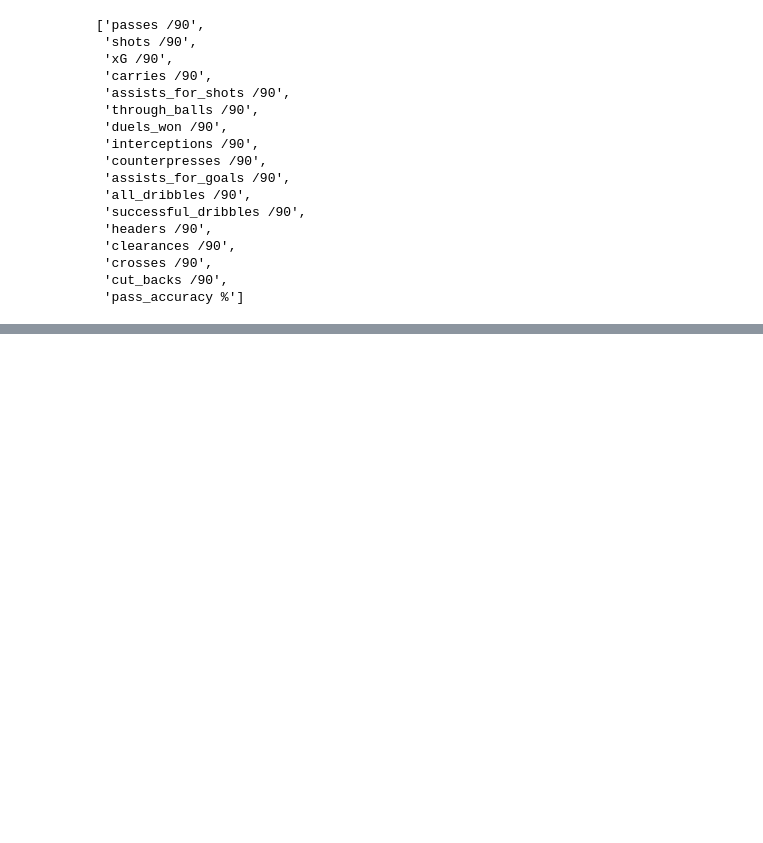
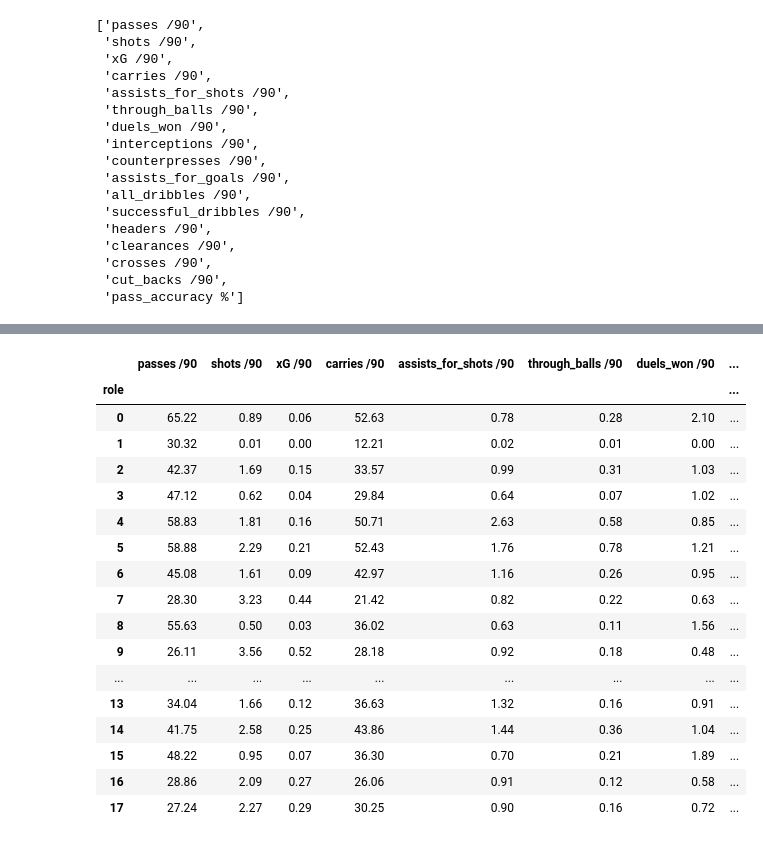
Before and after one commit to levokond/clustering-players-profiles, a Jupyter notebook: sb_data_importing.ipynb, the cells around one changed output, grey strips where cells are left out. Saved outputs shown, nothing was run; the diff lists cells and outputs as text; code cells hidden in the pictures; blank space fills up the shorter version.

```diff
--- a/sb_data_importing.ipynb
+++ b/sb_data_importing.ipynb
@@ -365,0 +427,21 @@ features
+# %%
+role_summary
+# %% [output]
+|  | passes /90 | shots /90 | xG /90 | carries /90 | assists_for_shots /90 | through_balls /90 | duels_won /90 | ... |
+| role |  |  |  |  |  |  |  | ... |
+| 0 | 65.22 | 0.89 | 0.06 | 52.63 | 0.78 | 0.28 | 2.10 | ... |
+| 1 | 30.32 | 0.01 | 0.00 | 12.21 | 0.02 | 0.01 | 0.00 | ... |
+| 2 | 42.37 | 1.69 | 0.15 | 33.57 | 0.99 | 0.31 | 1.03 | ... |
+| 3 | 47.12 | 0.62 | 0.04 | 29.84 | 0.64 | 0.07 | 1.02 | ... |
+| 4 | 58.83 | 1.81 | 0.16 | 50.71 | 2.63 | 0.58 | 0.85 | ... |
+| 5 | 58.88 | 2.29 | 0.21 | 52.43 | 1.76 | 0.78 | 1.21 | ... |
+| 6 | 45.08 | 1.61 | 0.09 | 42.97 | 1.16 | 0.26 | 0.95 | ... |
+| 7 | 28.30 | 3.23 | 0.44 | 21.42 | 0.82 | 0.22 | 0.63 | ... |
+| 8 | 55.63 | 0.50 | 0.03 | 36.02 | 0.63 | 0.11 | 1.56 | ... |
+| 9 | 26.11 | 3.56 | 0.52 | 28.18 | 0.92 | 0.18 | 0.48 | ... |
+| ... | ... | ... | ... | ... | ... | ... | ... | ... |
+| 13 | 34.04 | 1.66 | 0.12 | 36.63 | 1.32 | 0.16 | 0.91 | ... |
+| 14 | 41.75 | 2.58 | 0.25 | 43.86 | 1.44 | 0.36 | 1.04 | ... |
+| 15 | 48.22 | 0.95 | 0.07 | 36.30 | 0.70 | 0.21 | 1.89 | ... |
+| 16 | 28.86 | 2.09 | 0.27 | 26.06 | 0.91 | 0.12 | 0.58 | ... |
+| 17 | 27.24 | 2.27 | 0.29 | 30.25 | 0.90 | 0.16 | 0.72 | ... |
```
Also changed, not shown: parts of 8 cells of this notebook.
